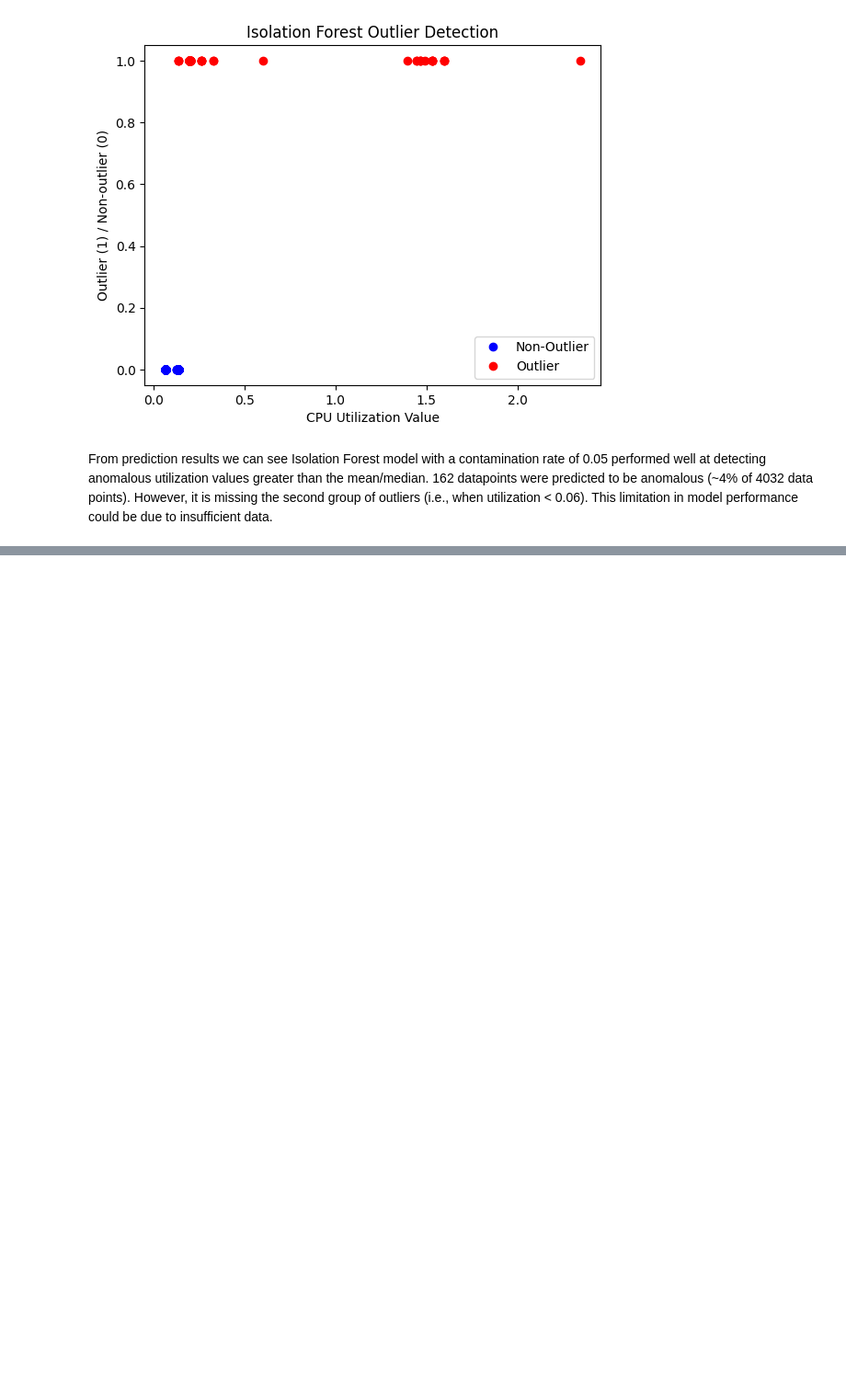
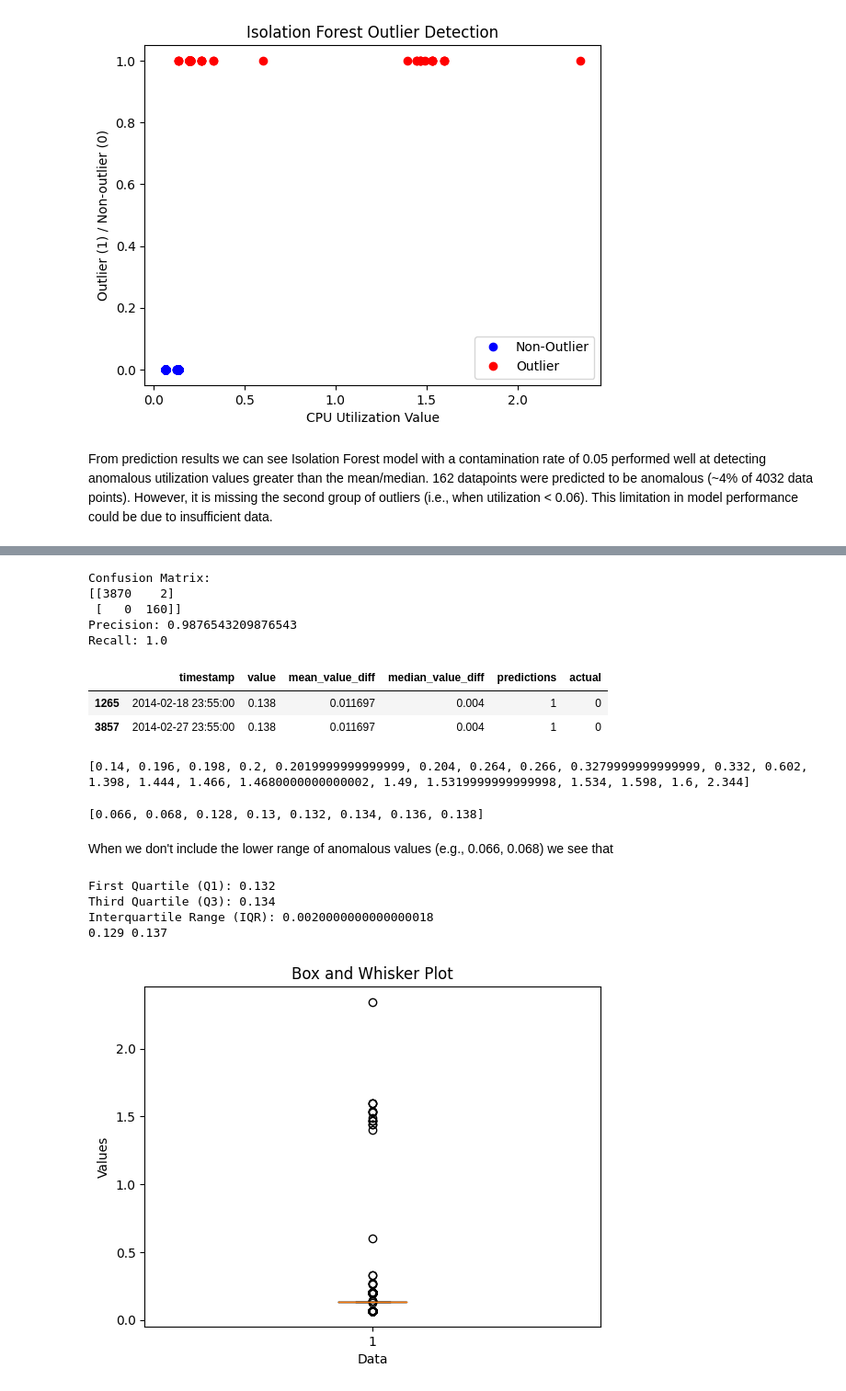
Before and after one commit to kariemoorman/didactic-diy, a Jupyter notebook: tutorials/anomaly_detection/unsupervised_anomaly_detection.ipynb, the cells around one changed output, grey strips where cells are left out. Shown: that part at 92% size. Saved outputs shown, nothing was run; the diff lists cells and outputs as text; code cells hidden in the pictures; blank space fills up the shorter version.

Commit message:
anomaly

```diff
--- a/tutorials/anomaly_detection/unsupervised_anomaly_detection.ipynb
+++ b/tutorials/anomaly_detection/unsupervised_anomaly_detection.ipynb
@@ -16,7 +17,7 @@ Dataset consists of AWS EC2 CPU utilization values.
 
 Data Source: https://github.com/numenta/NAB/blob/master/data/realAWSCloudwatch/ec2_cpu_utilization_24ae8d.csv
 # %%
-data = pd.read_csv('./ec2_cpu_utilization_24ae8d.csv')
+data = pd.read_csv('./data/ec2_cpu_utilization_24ae8d.csv')
 # %% [markdown]
 #### Descriptive Statistics
 
@@ -125,0 +144,38 @@ From prediction results we can see Isolation Forest model with a contamination r
+# %%
+# Calculate the confusion matrix
+cm = confusion_matrix(df['actual'], df['predictions'])
+
+# Calculate Precision/Recall
+precision = precision_score(df['actual'], df['predictions'], zero_division=1)
+recall = recall_score(df['actual'], df['predictions'], zero_division=1)
+
+# Print the confusion matrix and AUC score
+print("Confusion Matrix:")
+print(cm)
+print('Precision:', precision)
+print('Recall:', recall)
+# %% [output]
+Confusion Matrix:
+[[3870    2]
+ [   0  160]]
+Precision: 0.9876543209876543
+Recall: 1.0
+# %%
+# False-Positive Values
+normal_data[normal_data['predictions']==1]
+# %% [output]
+|  | timestamp | value | mean_value_diff | median_value_diff | predictions | actual |
+| 1265 | 2014-02-18 23:55:00 | 0.138 | 0.011697 | 0.004 | 1 | 0 |
+| 3857 | 2014-02-27 23:55:00 | 0.138 | 0.011697 | 0.004 | 1 | 0 |
+# %%
+# Range of anomalous values
+print(sorted(set(anomaly_data['value'])))
+# %% [output]
+[0.14, 0.196, 0.198, 0.2, 0.2019999999999999, 0.204, 0.264, 0.266, 0.3279999999999999, 0.332, 0.602, 1.398, 1.444, 1.466, 1.4680000000000002, 1.49, 1.5319999999999998, 1.534, 1.598, 1.6, 2.344]
+# %%
+# Range of nonanomalous values
+print(sorted(set(normal_data['value'])))
+# %% [output]
+[0.066, 0.068, 0.128, 0.13, 0.132, 0.134, 0.136, 0.138]
+# %% [markdown]
+When we don't include the lower range of anomalous values (e.g., 0.066, 0.068) we see that
@@ -125,0 +188,29 @@ From prediction results we can see Isolation Forest model with a contamination r
+# %%
+# Calculate the IQR
+q1 = np.percentile(data['value'], 25)
+q3 = np.percentile(data['value'], 75)
+iqr = q3 - q1
+outliers_q1 = q1 - 1.5 * iqr
+outliers_q3 = q3 + 1.5 * iqr
+
+print("First Quartile (Q1):", q1)
+print("Third Quartile (Q3):", q3)
+print("Interquartile Range (IQR):", iqr)
+print(outliers_q1, outliers_q3)
+
+# Create a box and whisker plot
+plt.boxplot(data['value'])
+
+# Add labels and title
+plt.xlabel("Data")
+plt.ylabel("Values")
+plt.title("Box and Whisker Plot")
+
+# Show the plot
+plt.show()
+# %% [output]
+First Quartile (Q1): 0.132
+Third Quartile (Q3): 0.134
+Interquartile Range (IQR): 0.0020000000000000018
+0.129 0.137
+[figure, added]
```
Also changed, not shown: parts of 3 cells of this notebook, 1 other file.
